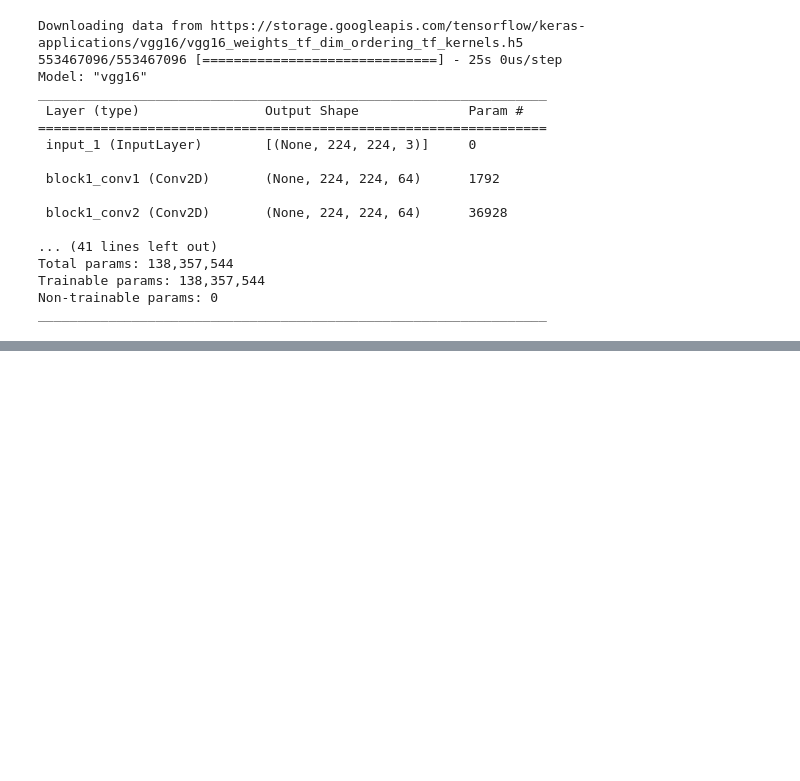
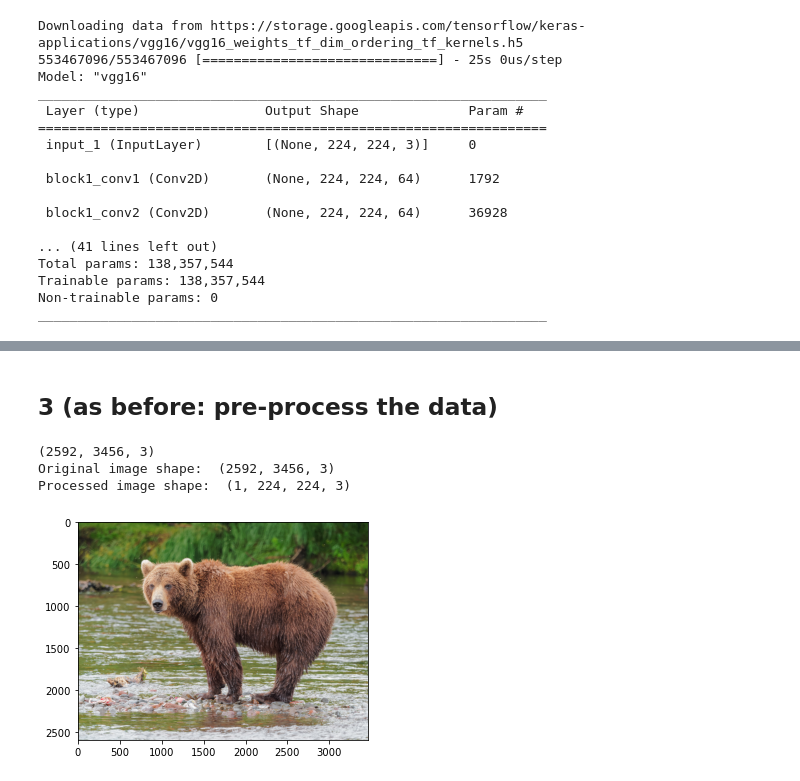
Before and after one commit to felixm3/coursework-workshops-bootcamps-lectures-etc, a Jupyter notebook: nvidia-dli-fundamentals-of-deep-learning/05_pretrained_models.ipynb, the cells around one changed output, grey strips where cells are left out. Cells and saved outputs as stored; diff of their text form; code cells hidden in the pictures; blank space fills up the shorter version.

```diff
--- a/nvidia-dli-fundamentals-of-deep-learning/05_pretrained_models.ipynb
+++ b/nvidia-dli-fundamentals-of-deep-learning/05_pretrained_models.ipynb
@@ -33,0 +47,29 @@ _________________________________________________________________
+# %% [markdown]
+## 3 (as before: pre-process the data)
+# %%
+from tensorflow.keras.preprocessing import image as image_utils
+from tensorflow.keras.applications.vgg16 import preprocess_input
+
+def load_and_process_image(image_path):
+    # Print image's original shape, for reference
+    print('Original image shape: ', mpimg.imread(image_path).shape)
+
+    # Load in the image with a target size of 224, 224
+    image = image_utils.load_img(image_path, target_size=(224, 224))
+    # Convert the image from a PIL format to a numpy array
+    image = image_utils.img_to_array(image)
+    # Add a dimension for number of images, in our case 1
+    image = image.reshape(1,224,224,3)
+    # Preprocess image to align with original ImageNet dataset
+    image = preprocess_input(image)
+    # Print image's shape after processing
+    print('Processed image shape: ', image.shape)
+    return image
+
+show_image("data/doggy_door_images/brown_bear.jpg")
+processed_image = load_and_process_image("data/doggy_door_images/brown_bear.jpg")
+# %% [output]
+(2592, 3456, 3)
+Original image shape:  (2592, 3456, 3)
+Processed image shape:  (1, 224, 224, 3)
+[figure, added]
```
Also changed, not shown: parts of 2 cells of this notebook, 1 other file.
